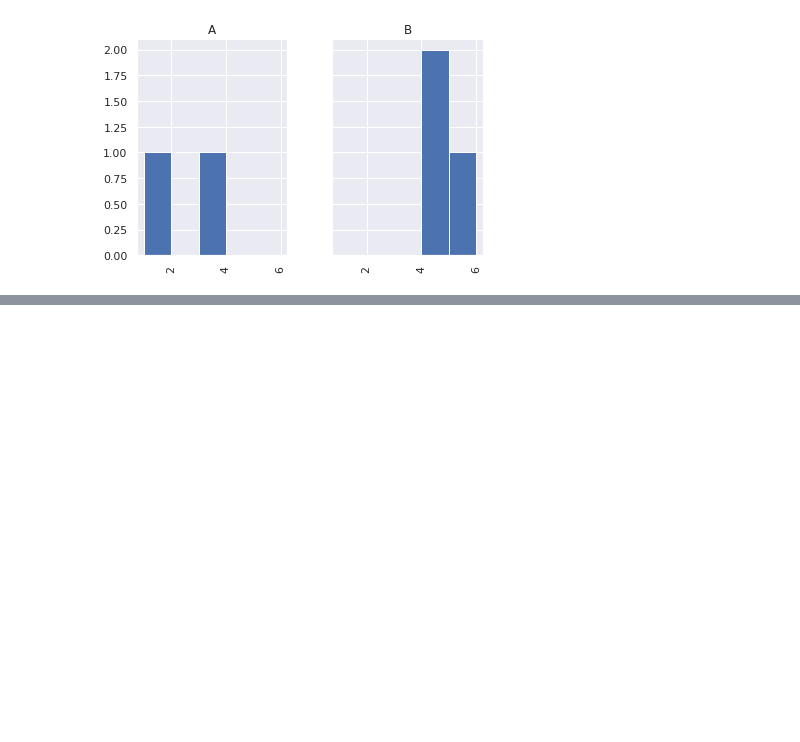
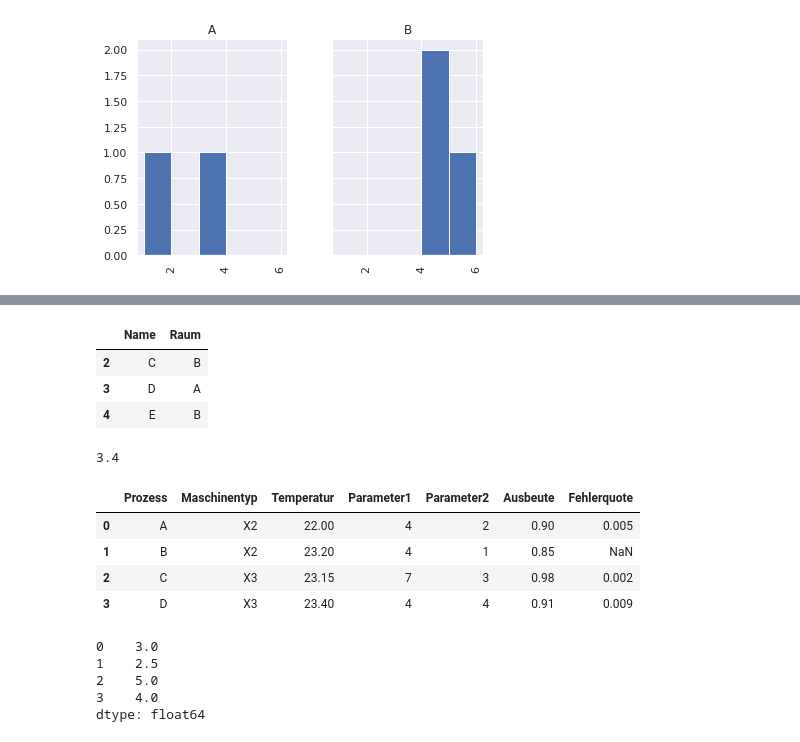
Before and after one commit to totycro/python-kurs, a Jupyter notebook: solutions/exams.ipynb, the cells around one changed output, grey strips where cells are left out. Cells and saved outputs as stored; diff of their text form; code cells hidden in the pictures; blank space fills up the shorter version.

```diff
--- a/solutions/exams.ipynb
+++ b/solutions/exams.ipynb
@@ -141,0 +372,28 @@ array([<AxesSubplot:title={'center':'A'}>,
+# %%
+df.loc[2:4, ["Name","Raum"] ]
+# %% [output]
+|  | Name | Raum |
+| 2 | C | B |
+| 3 | D | A |
+| 4 | E | B |
+# %%
+df['Note'].mean()
+# %% [output]
+3.4
+# %%
+df = pd.read_excel("process.xlsx")
+df
+# %% [output]
+|  | Prozess | Maschinentyp | Temperatur | Parameter1 | Parameter2 | Ausbeute | Fehlerquote |
+| 0 | A | X2 | 22.00 | 4 | 2 | 0.90 | 0.005 |
+| 1 | B | X2 | 23.20 | 4 | 1 | 0.85 | NaN |
+| 2 | C | X3 | 23.15 | 7 | 3 | 0.98 | 0.002 |
+| 3 | D | X3 | 23.40 | 4 | 4 | 0.91 | 0.009 |
+# %%
+df[ ["Parameter1", "Parameter2"] ].mean(axis='columns')
+# %% [output]
+0    3.0
+1    2.5
+2    5.0
+3    4.0
+dtype: float64
```
Also changed, not shown: parts of 46 cells of this notebook.
